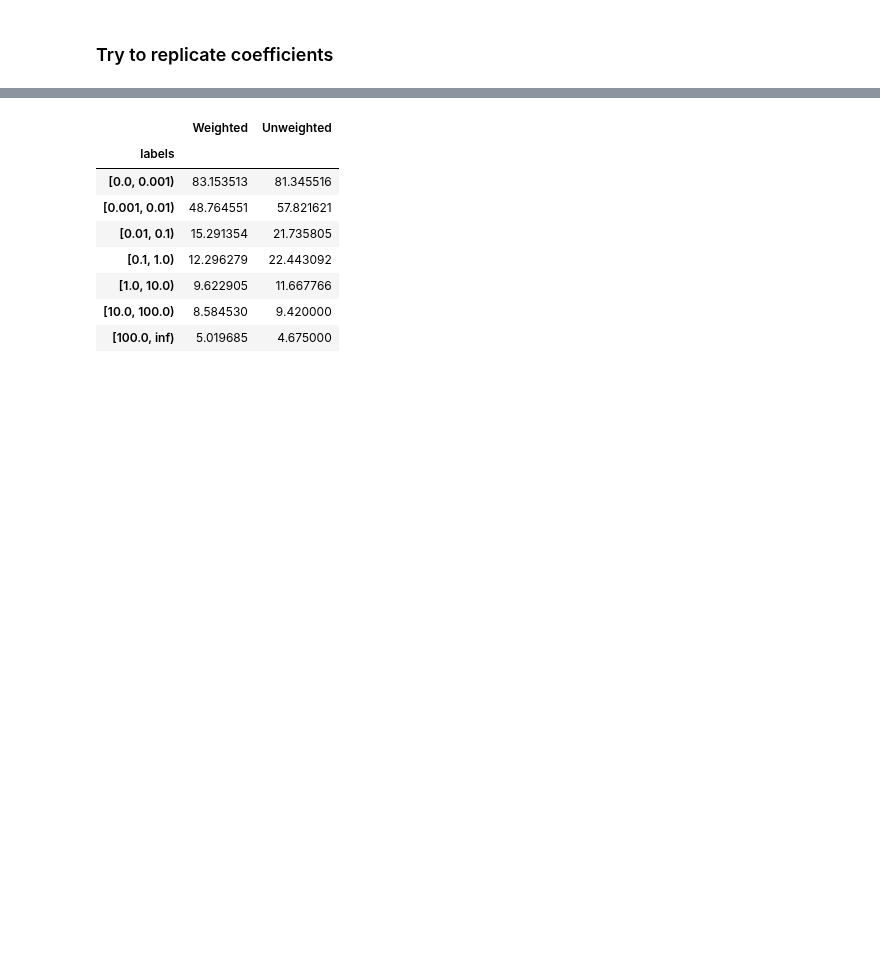
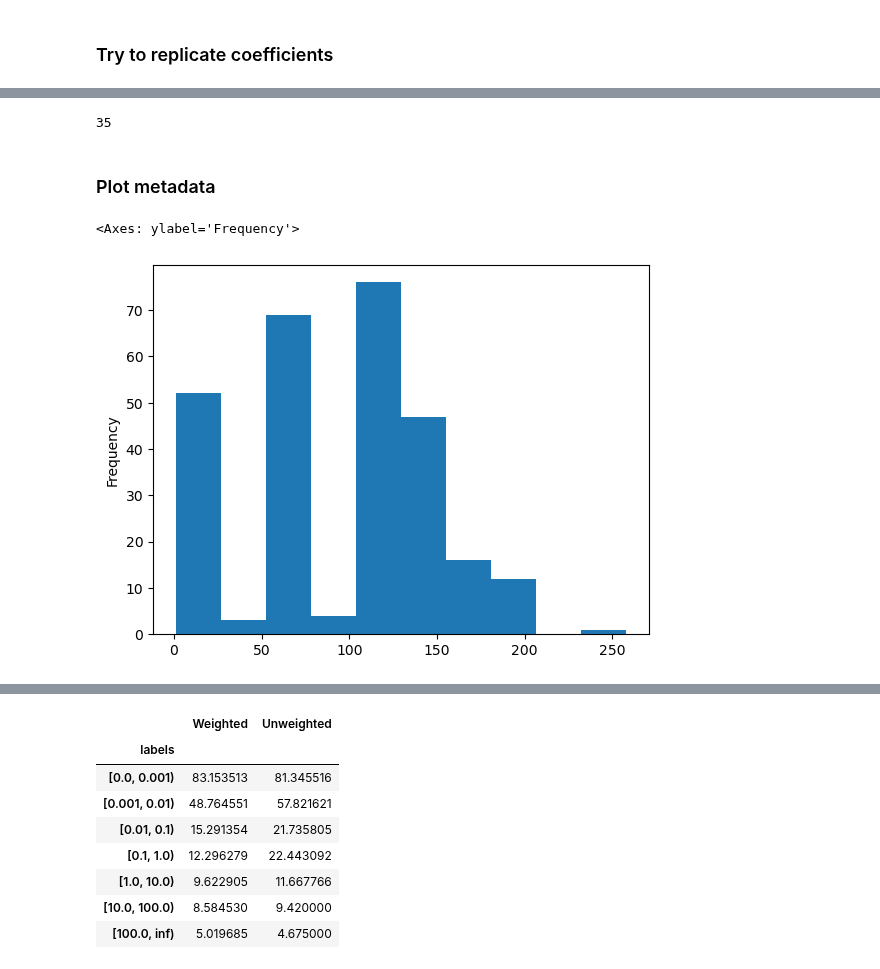
Before and after one commit to ekcomputer/lake-area, a Jupyter notebook: LSD/notebooks/baseline_estimates.ipynb, the cells around one changed output, grey strips where cells are left out. Cells and saved outputs as stored; diff of their text form; code cells hidden in the pictures; blank space fills up the shorter version.

```diff
--- a/LSD/notebooks/baseline_estimates.ipynb
+++ b/LSD/notebooks/baseline_estimates.ipynb
@@ -131,0 +168,15 @@ Text(0.5, 0, 'Mg CH4 / m2 /day')
+# %%
+## How many missing entries for temp and GRID_T?
+np.sum(np.isnan(dff.TEMP))
+np.sum(np.isin(dff.MONTH, ''))
+np.sum(np.isnan(dff.GRID_T))
+# %% [output]
+35
+# %% [markdown]
+### Plot metadata
+# %%
+## How long were most studies?
+dff.LENGTH.plot.hist()
+# %% [output]
+<Axes: ylabel='Frequency'>
+[figure, added]
```
Also changed, not shown: parts of 34 cells of this notebook.
